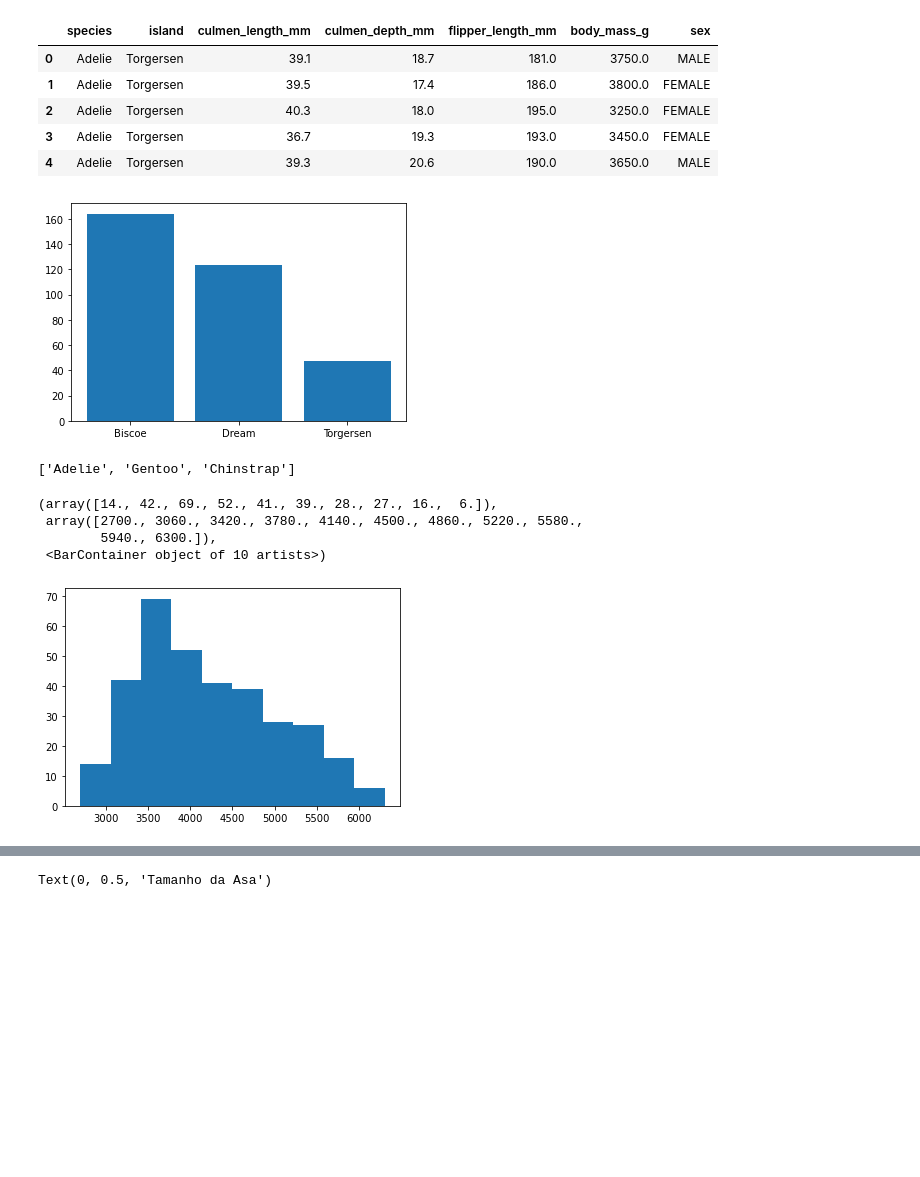
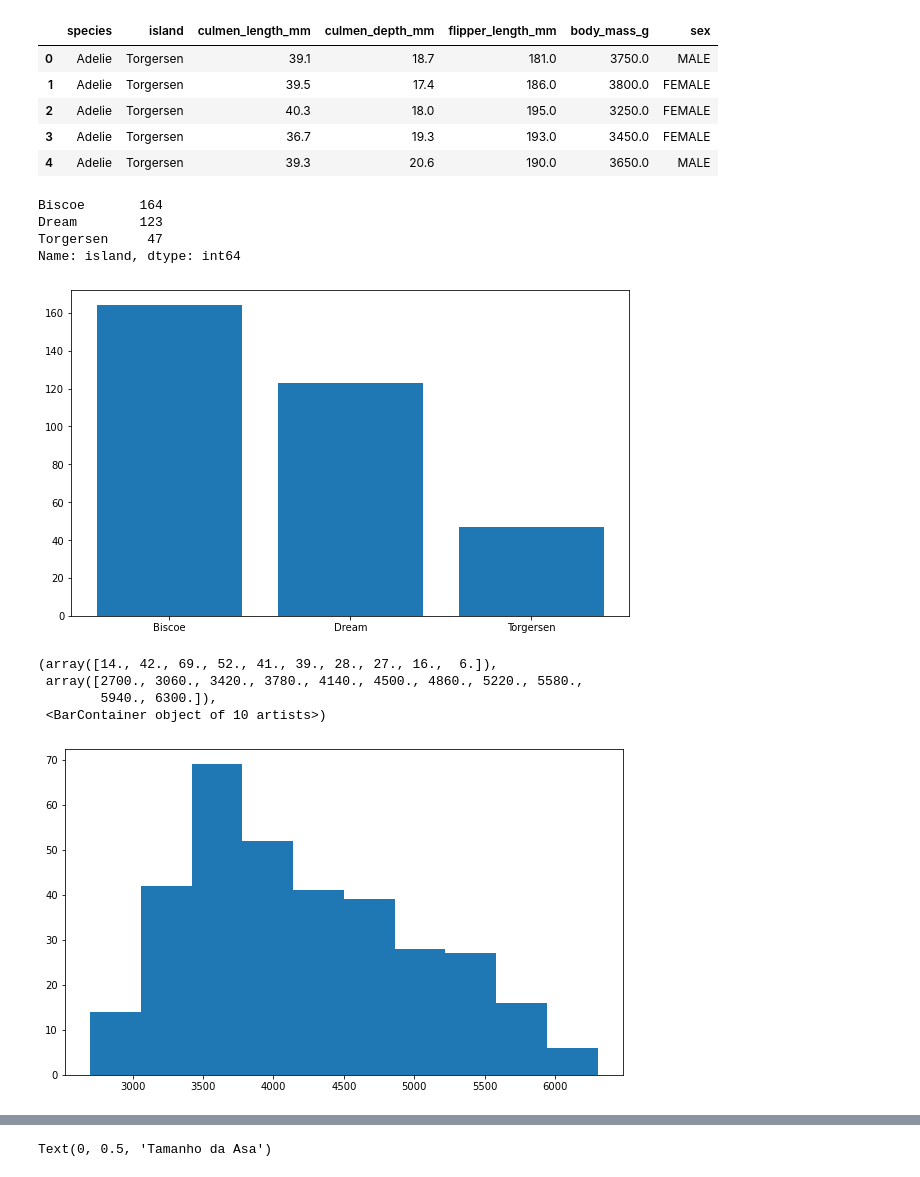
Before and after one commit to Alaksandu/IntroductionDataSciencePython, a Jupyter notebook: FixandoConteudo.ipynb, the cells around one changed output, grey strips where cells are left out. Drawn from its saved outputs; the diff is of its cells as text; code cells hidden in the pictures; blank space fills up the shorter version.

```diff
--- a/FixandoConteudo.ipynb
+++ b/FixandoConteudo.ipynb
@@ -260,31 +260,34 @@ df_pinguins.head()
 | 2 | Adelie | Torgersen | 40.3 | 18.0 | 195.0 | 3250.0 | FEMALE |
 | 3 | Adelie | Torgersen | 36.7 | 19.3 | 193.0 | 3450.0 | FEMALE |
 | 4 | Adelie | Torgersen | 39.3 | 20.6 | 190.0 | 3650.0 | MALE |
+# %%
+#visualizando as espècies
+df_pinguins['island'].value_counts()
+# %% [output]
+Biscoe       164
+Dream        123
+Torgersen     47
+Name: island, dtype: int64
 # %%
 # criando as listas e plotando
 
 ilhas = df_pinguins['island'].value_counts().index
 ilhas_qtd = df_pinguins['island'].value_counts().values
 
+plt.figure(figsize=(10,6))
 plt.bar(np.arange(len(ilhas)), ilhas_qtd)
 plt.xticks(np.arange(len(ilhas)), ilhas);
 # %% [output]
-[figure, old version]
+[figure, new version]
-# %%
-# plotando pinguins por sexo
-
-especies = list(df_pinguins['species'].value_counts().index)
-especies
-# %% [output]
-['Adelie', 'Gentoo', 'Chinstrap']
 # %%
 # histograma massa corporal
+plt.figure(figsize=(10,6))
 plt.hist(df_pinguins['body_mass_g'])
 # %% [output]
 (array([14., 42., 69., 52., 41., 39., 28., 27., 16.,  6.]),
  array([2700., 3060., 3420., 3780., 4140., 4500., 4860., 5220., 5580.,
         5940., 6300.]),
  <BarContainer object of 10 artists>)
-[figure, old version]
+[figure, new version]
 # %%
 # aumentando intervalos
```
Also changed, not shown: parts of 3 cells of this notebook, 14 other files.
